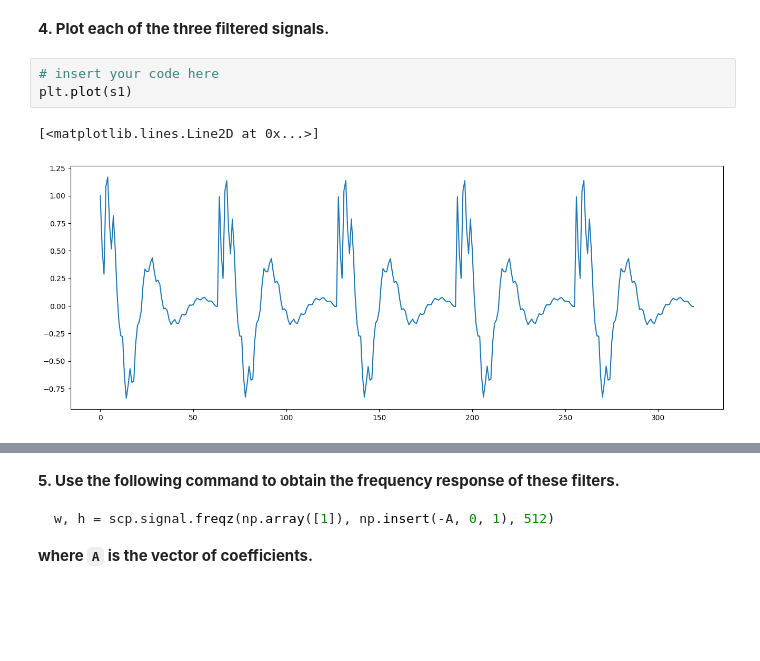
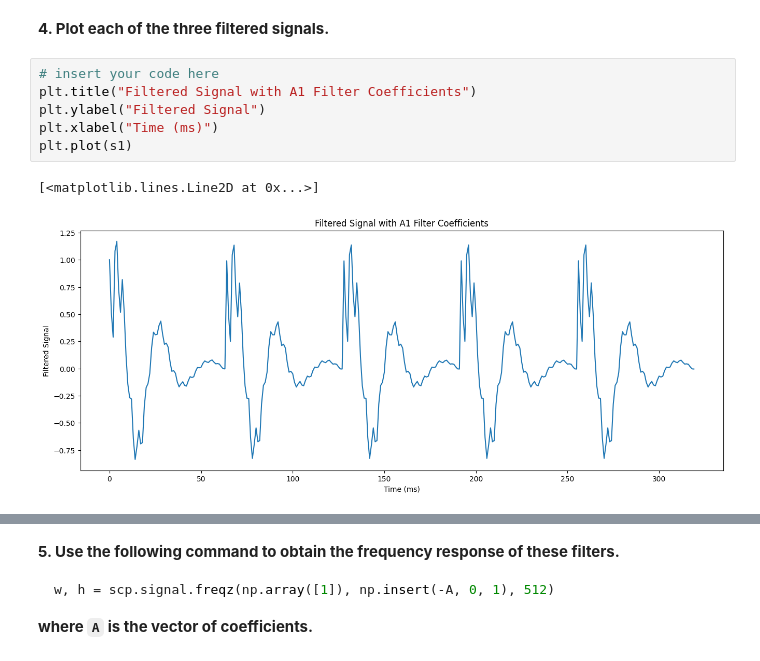
Before and after one commit to cdavin2/dsp_lab09b, a Jupyter notebook: lab09b_final_report.ipynb, the cells around one changed output, grey strips where cells are left out. Saved outputs shown, nothing was run; the diff lists cells and outputs as text; blank space fills up the shorter version.

```diff
--- a/lab09b_final_report.ipynb
+++ b/lab09b_final_report.ipynb
@@ -90,7 +89,10 @@ s3 = scp.signal.lfilter(np.array([1]), np.insert(-A3, 0, 1), x)
 **4. Plot each of the three filtered signals.**
 # %%
 # insert your code here
+plt.title("Filtered Signal with A1 Filter Coefficients")
+plt.ylabel("Filtered Signal")
+plt.xlabel("Time (ms)")
 plt.plot(s1)
 # %% [output]
 [<matplotlib.lines.Line2D at 0x...>]
-[figure, old version]
+[figure, new version]
```
Also changed, not shown: parts of 19 cells of this notebook.
